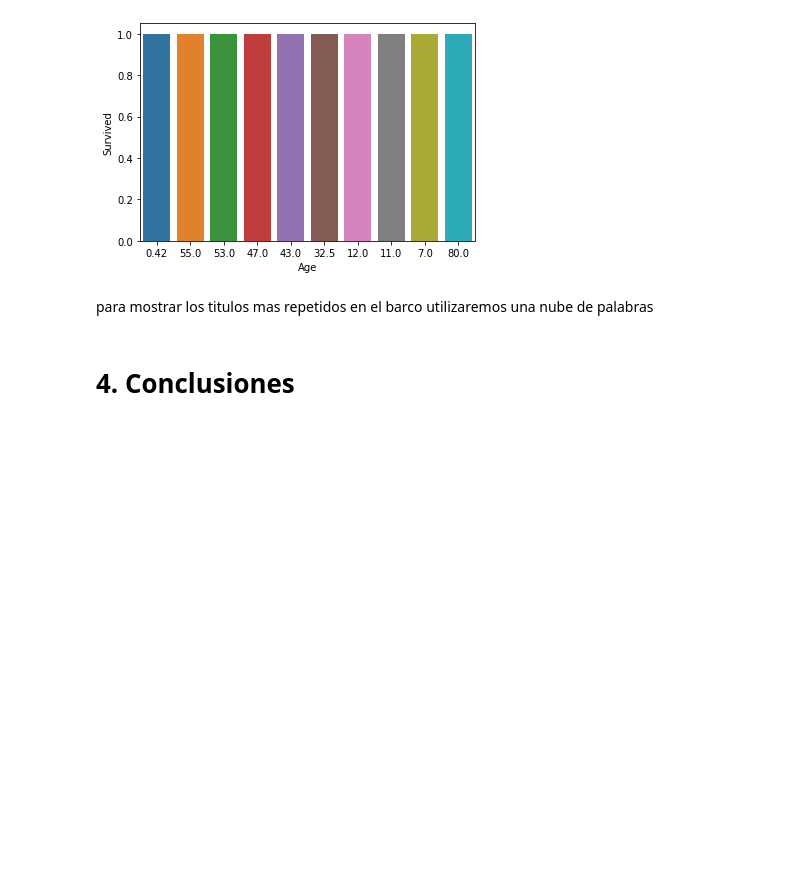
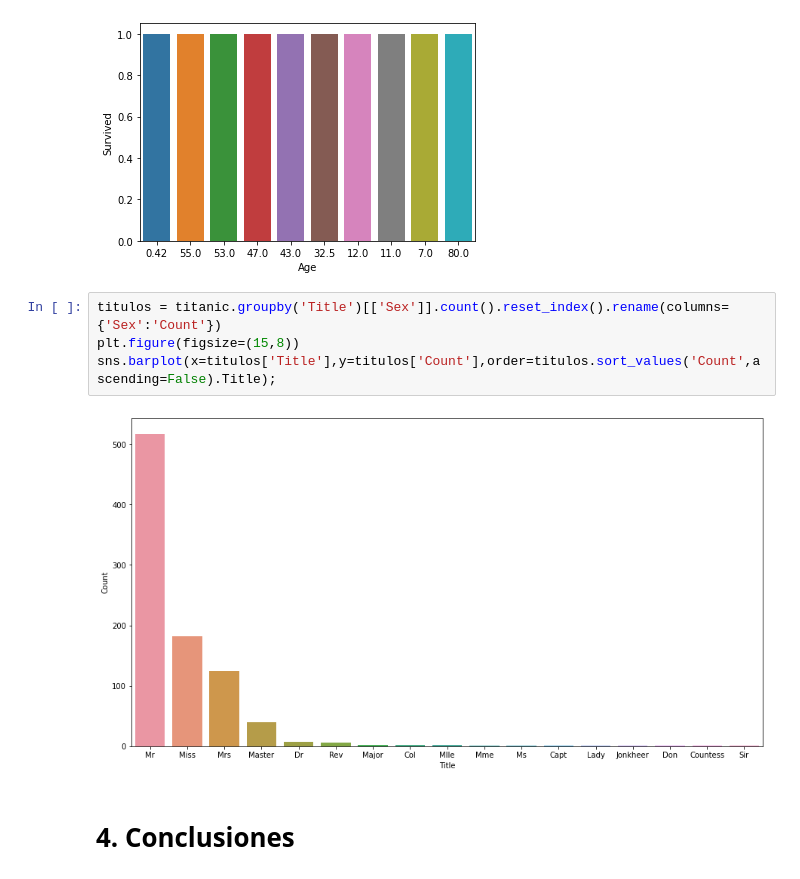
Before and after one commit to JuanManiglia/Prueba_Tecnica_Magister, a Jupyter notebook: src/Eda.ipynb, the cells around one changed output. Cells and saved outputs as stored; diff of their text form; blank space fills up the shorter version.

```diff
--- a/src/Eda.ipynb
+++ b/src/Eda.ipynb
@@ -433,8 +434,12 @@ survived = titanic_suvirved.groupby('Age').sum().sort_values('Survived', ascendi
 sns.barplot(x=survived['Age'],y=survived['Survived'], order=survived.sort_values('Survived',ascending=False).Age);
 # %% [output]
 [figure]
-# %% [markdown]
-para mostrar los titulos mas repetidos en el barco utilizaremos una nube de palabras
+# %%
+titulos = titanic.groupby('Title')[['Sex']].count().reset_index().rename(columns={'Sex':'Count'})
+plt.figure(figsize=(15,8))
+sns.barplot(x=titulos['Title'],y=titulos['Count'],order=titulos.sort_values('Count',ascending=False).Title);
+# %% [output]
+[figure, added]
 # %% [markdown]
 # <a id='4'>4. Conclusiones</a>
 # %% [markdown]
```
Also changed, not shown: parts of 1 cell of this notebook, 1 other file.
